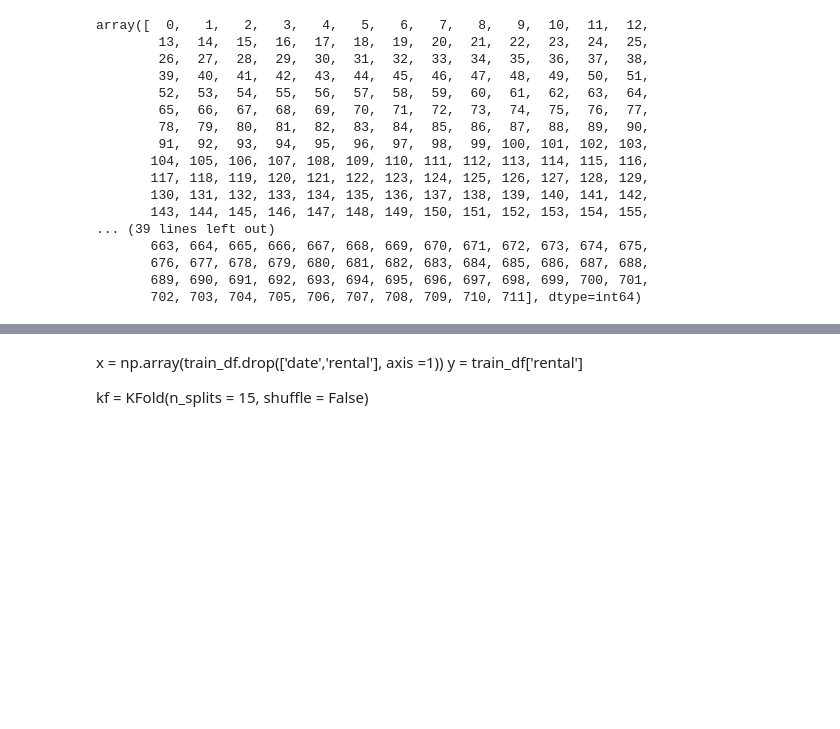
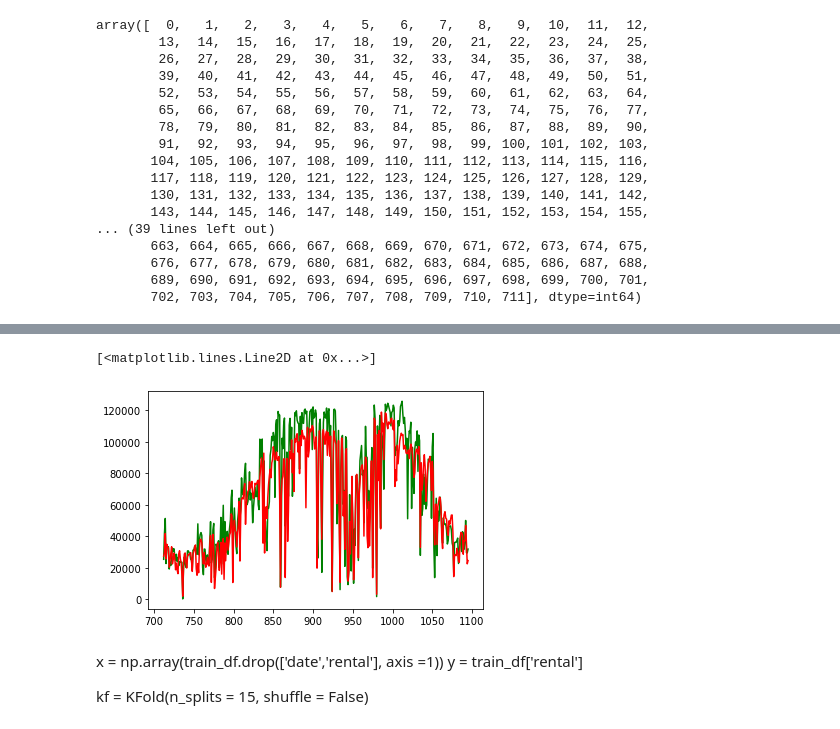
Before and after one commit to ParkJun-Yeong/2022DACON-bike, a Jupyter notebook: test.ipynb, the cells around one changed output, grey strips where cells are left out. Cells and saved outputs as stored; diff of their text form; code cells hidden in the pictures; blank space fills up the shorter version.

```diff
--- a/test.ipynb
+++ b/test.ipynb
@@ -665,3 +642,10 @@ print(np.mean(acc_history1), np.mean(acc_history2), np.mean(acc_history3))
+# %%
+plt.plot(y_test.index, y2_pred * trend_test, 'g')
+
+plt.plot(y_test, 'r')
+# %% [output]
+[<matplotlib.lines.Line2D at 0x...>]
+[figure, added]
 # %% [markdown]
 
 x = np.array(train_df.drop(['date','rental'], axis =1))
```
Also changed, not shown: parts of 7 cells of this notebook, 30 other files.
